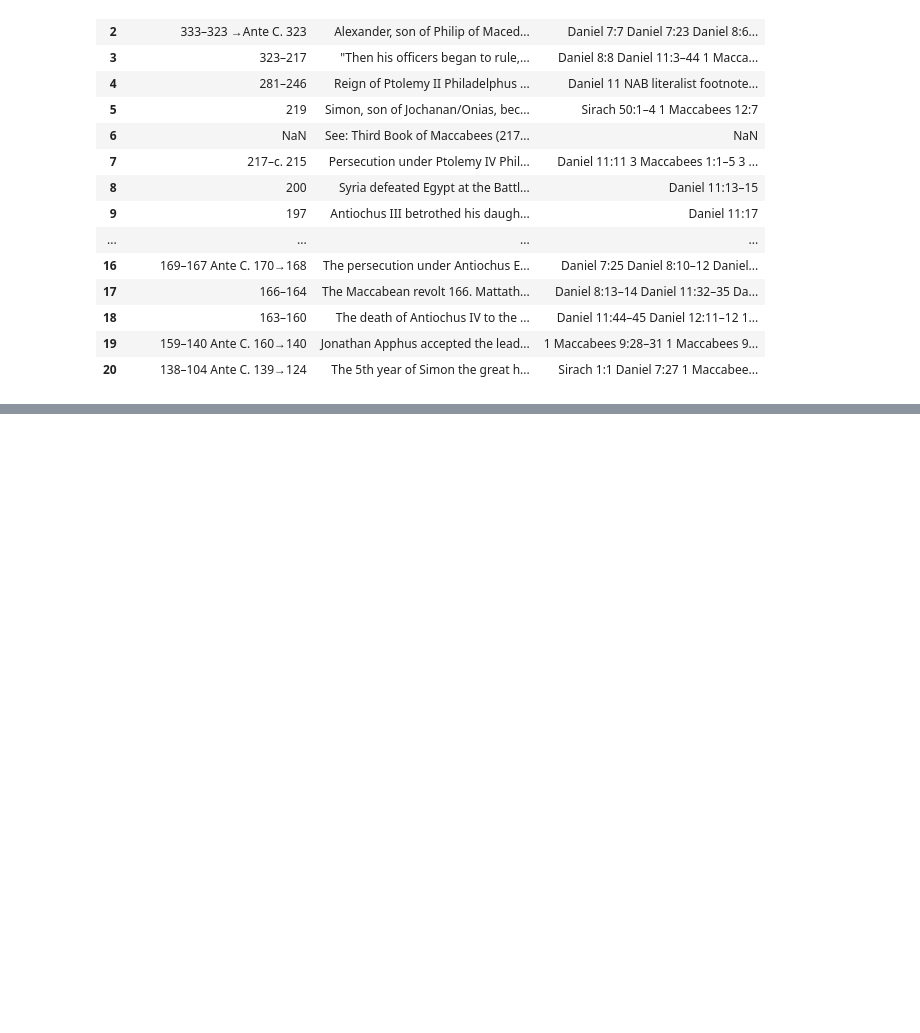
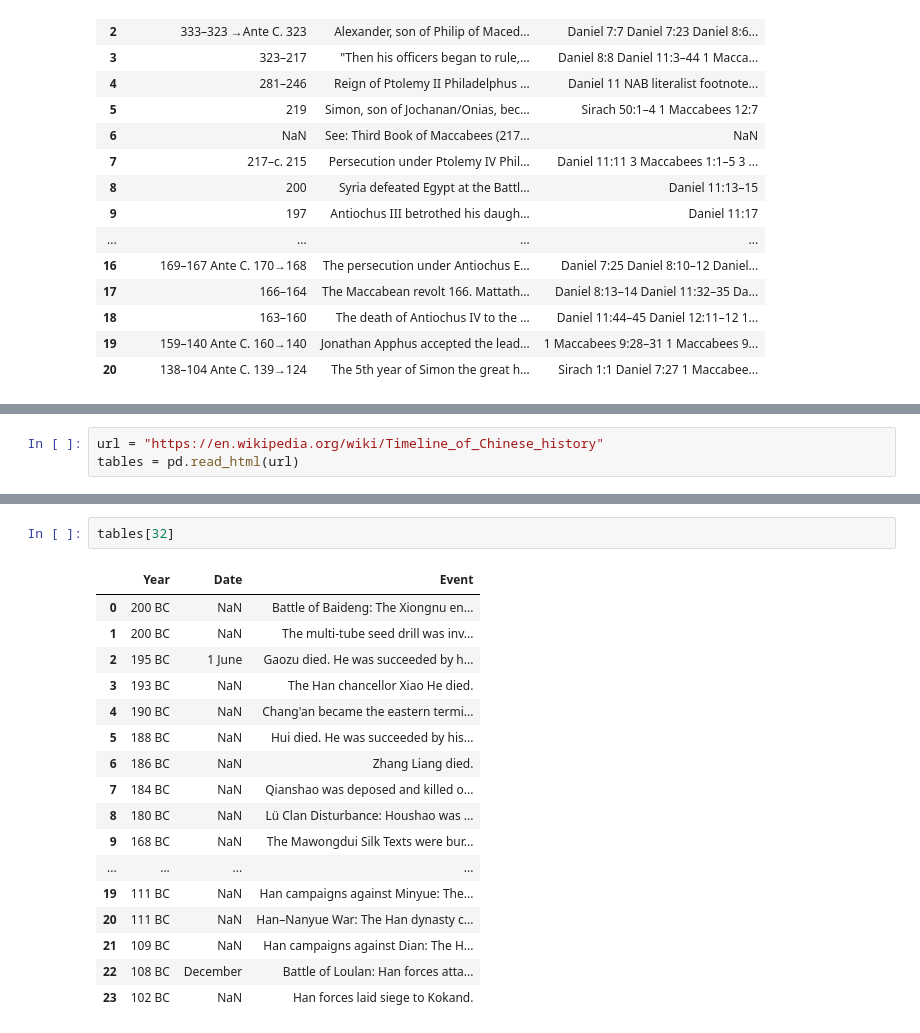
Before and after one commit to domschl/EbookTools, a Jupyter notebook: wiki_exporter.ipynb, the cells around one changed output, grey strips where cells are left out. Cells and saved outputs as stored; diff of their text form; blank space fills up the shorter version.

```diff
--- a/wiki_exporter.ipynb
+++ b/wiki_exporter.ipynb
@@ -83,0 +87,3 @@ for table_id, title in table_titles.items():
+# %%
+url = "https://en.wikipedia.org/wiki/Timeline_of_Chinese_history"
+tables = pd.read_html(url)
@@ -83,0 +184,20 @@ for table_id, title in table_titles.items():
+# %%
+tables[32]
+# %% [output]
+|  | Year | Date | Event |
+| 0 | 200 BC | NaN | Battle of Baideng: The Xiongnu en... |
+| 1 | 200 BC | NaN | The multi-tube seed drill was inv... |
+| 2 | 195 BC | 1 June | Gaozu died. He was succeeded by h... |
+| 3 | 193 BC | NaN | The Han chancellor Xiao He died. |
+| 4 | 190 BC | NaN | Chang'an became the eastern termi... |
+| 5 | 188 BC | NaN | Hui died. He was succeeded by his... |
+| 6 | 186 BC | NaN | Zhang Liang died. |
+| 7 | 184 BC | NaN | Qianshao was deposed and killed o... |
+| 8 | 180 BC | NaN | Lü Clan Disturbance: Houshao was ... |
+| 9 | 168 BC | NaN | The Mawongdui Silk Texts were bur... |
+| ... | ... | ... | ... |
+| 19 | 111 BC | NaN | Han campaigns against Minyue: The... |
+| 20 | 111 BC | NaN | Han–Nanyue War: The Han dynasty c... |
+| 21 | 109 BC | NaN | Han campaigns against Dian: The H... |
+| 22 | 108 BC | December | Battle of Loulan: Han forces atta... |
+| 23 | 102 BC | NaN | Han forces laid siege to Kokand. |
```
Also changed, not shown: parts of 13 cells of this notebook.
